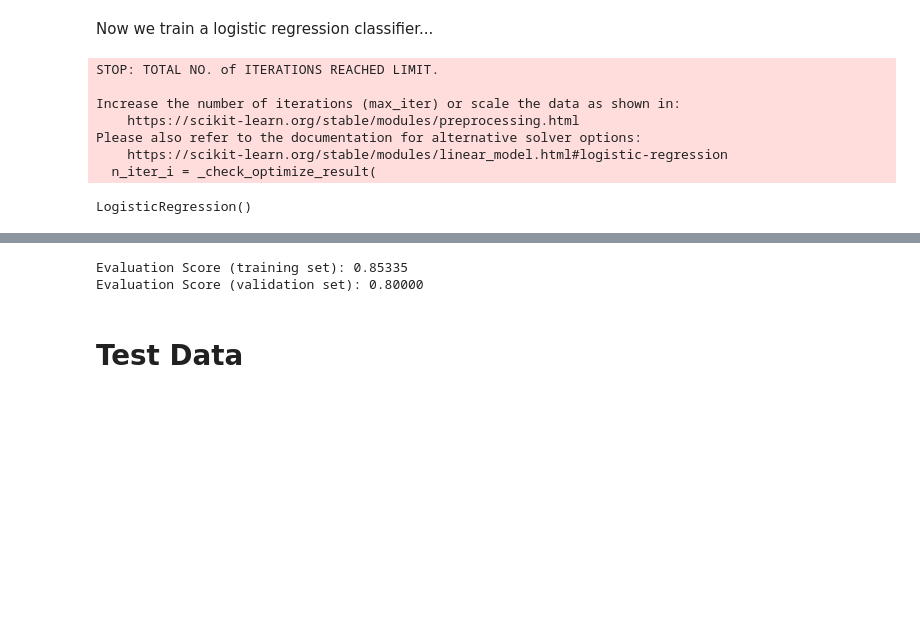
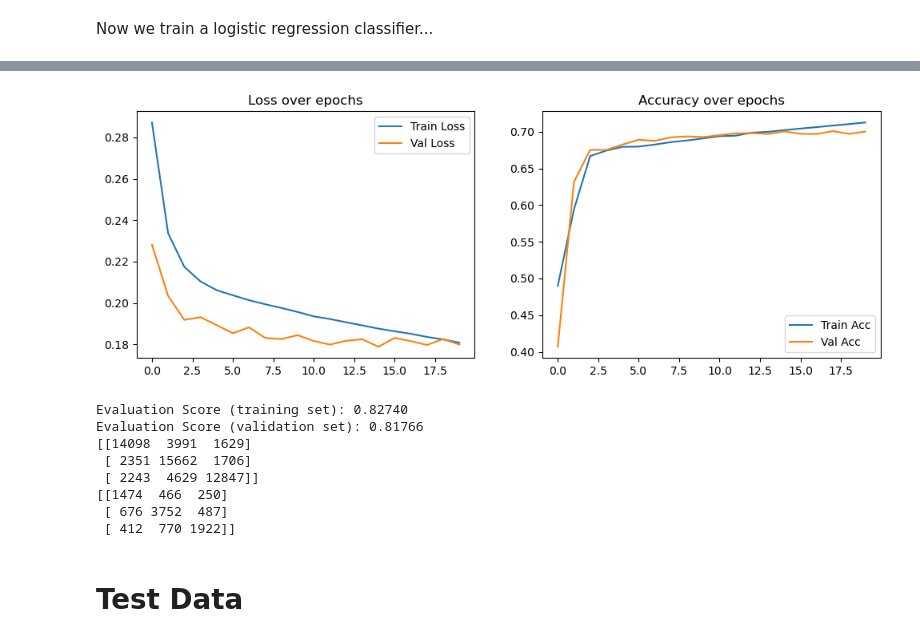
Before and after one commit to bennellis/CIL_Sentiment_analysis, a Jupyter notebook: ethz-cil-text-classification-2025/sentiment_analysis_baseline_testing.ipynb, the cells around one changed output, grey strips where cells are left out. Saved outputs shown, nothing was run; the diff lists cells and outputs as text; code cells hidden in the pictures; blank space fills up the shorter version.

Commit message:
Added validation testing integrated into every epoch. Updated model and embedding class structure

```diff
--- a/ethz-cil-text-classification-2025/sentiment_analysis_baseline_testing.ipynb
+++ b/ethz-cil-text-classification-2025/sentiment_analysis_baseline_testing.ipynb
@@ -6,7 +7,7 @@ import pandas as pd
 # %% [markdown]
 # Load data
 # %%
-training_data = pd.read_csv('training.csv',index_col = 0)
+training_data = pd.read_csv('data/training.csv',index_col = 0)
 # %%
 # Encode the Labels (either as 0,1,2 for classification or -1,0,1 for regression)
 label_mapping = {'negative': -1, 'neutral': 0, 'positive': 1}
@@ -39,3 +40,5 @@ labels = training_data['label_encoded']
 # Fix Random Seed for Reproducibility
 random_seed = 42
 train_sentences, val_sentences, train_labels, val_labels = train_test_split(sentences,labels, test_size=0.1, stratify=labels, random_state=random_seed)
+train_sentences, val_sentences = list(train_sentences), list(val_sentences)
+train_labels, val_labels = np.array(train_labels), np.array(val_labels)
@@ -65,0 +75,23 @@ X_train
+# %%
+import importlib
+import embeddings
+importlib.reload(embeddings) # This is so when I make changes in embeddings it will reload the changes instead of caching the old file.
+
+# ****** change the following to access different embeddings
+
+# embedding_model = embeddings.BOWEmbedding(ngram_range=(1, 2), max_features=10000, stop_words=None, min_df=1, max_df=1.0)  #baseline
+# embedding_model = embeddings.BOWEmbedding(ngram_range=(1, 2), max_features=10000, stop_words='english', min_df=10, max_df=0.9)
+# embedding_model = embeddings.TFIDFEmbedding(ngram_range=(1, 2), max_features=10000, stop_words=None, min_df=1, max_df=1.0)
+embedding_model = embeddings.Bert_base_uncased()
+# embedding_model = embeddings.Bert_variable_length() # This isn't working great for me
+# embedding_model = embeddings.Word2VecEmbedding2("GoogleNews-vectors-negative300.bin", binary=True)
+
+
+# print(type(train_sentences_bal))
+
+n_samples = -1 # set to -1 to get all samples
+X_train = embedding_model.fit_transform(train_sentences_bal[:n_samples])#For quick testing with less data
+X_val = embedding_model.transform(val_sentences[:n_samples])
+
+Y_train = train_labels_bal[:n_samples]
+Y_val = val_labels[:n_samples]
@@ -66,17 +151,19 @@ X_train
 # %% [markdown]
 Now we train a logistic regression classifier...
-# %%
-from sklearn.linear_model import LogisticRegression
-
-# Logistic Regression Classifier, C: Inverse of regularization strength , max_iter: Maximum number of training iterations
-model = LogisticRegression(C=1.0, max_iter=100)
-model.fit(X_train, Y_train)
-# %% [output]
-STOP: TOTAL NO. of ITERATIONS REACHED LIMIT.
-
-Increase the number of iterations (max_iter) or scale the data as shown in:
-    https://scikit-learn.org/stable/modules/preprocessing.html
-Please also refer to the documentation for alternative solver options:
-    https://scikit-learn.org/stable/modules/linear_model.html#logistic-regression
-  n_iter_i = _check_optimize_result(
-LogisticRegression()
+# %%
+import models
+importlib.reload(models) # needed so it doesn't cache the functions
+
+# ******** Change this to change the model
+# model = models.Logistic_Regression_Baseline()
+# model = models.LinearMLP(input_dim = X_val.shape[1])
+# model = models.NonLinearMLP(input_dim = X_val.shape[1])
+model = models.DropoutMLP(input_dim = X_val.shape[1], lr = 0.00005)
+# model = models.LSTMClassifier(input_dim = X_val[0].shape[1], lr=0.00005, dropout=0.2, hidden_dim=256, num_layers=2)
+
+#If model requires dataloader, Load data into dataloader:
+if model.use_dataloader:
+    model.fit(train_loader,val_loader,epochs=20)
+else:
+    model.fit(X_train,Y_train)
+# %% [output]
@@ -83 +187,2 @@ LogisticRegression()
+[figure, added]
 # %%
@@ -93,11 +205,24 @@ L_score_train = 0.5 * (2 - mae_train)
 mae_val = mean_absolute_error(Y_val, Y_val_pred)
 L_score_val = 0.5 * (2 - mae_val)
 # %%
+from sklearn.metrics import confusion_matrix
 print(f'Evaluation Score (training set): {L_score_train:.05f}')
 print(f'Evaluation Score (validation set): {L_score_val:.05f}')
+
+
+conf_matrix = confusion_matrix(Y_train,Y_train_pred, labels=[-1, 0, 1])
+print(conf_matrix)
+conf_matrix = confusion_matrix(Y_val,Y_val_pred, labels=[-1, 0, 1])
+print(conf_matrix)
 # %% [output]
-Evaluation Score (training set): 0.85335
-Evaluation Score (validation set): 0.80000
+Evaluation Score (training set): 0.82740
+Evaluation Score (validation set): 0.81766
+[[14098  3991  1629]
+ [ 2351 15662  1706]
+ [ 2243  4629 12847]]
+[[1474  466  250]
+ [ 676 3752  487]
+ [ 412  770 1922]]
 # %% [markdown]
 # Test Data
 # %%
```
Also changed, not shown: parts of 18 cells of this notebook, 5 other files.
